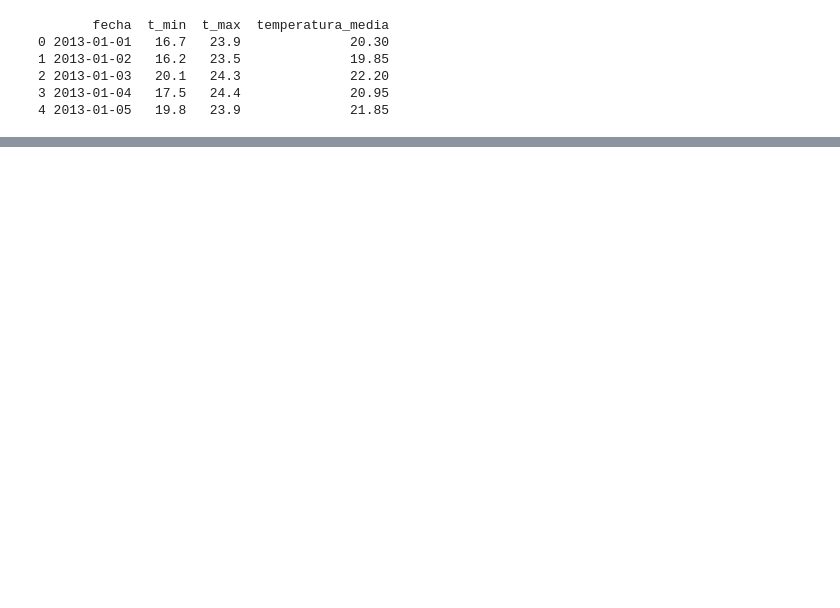
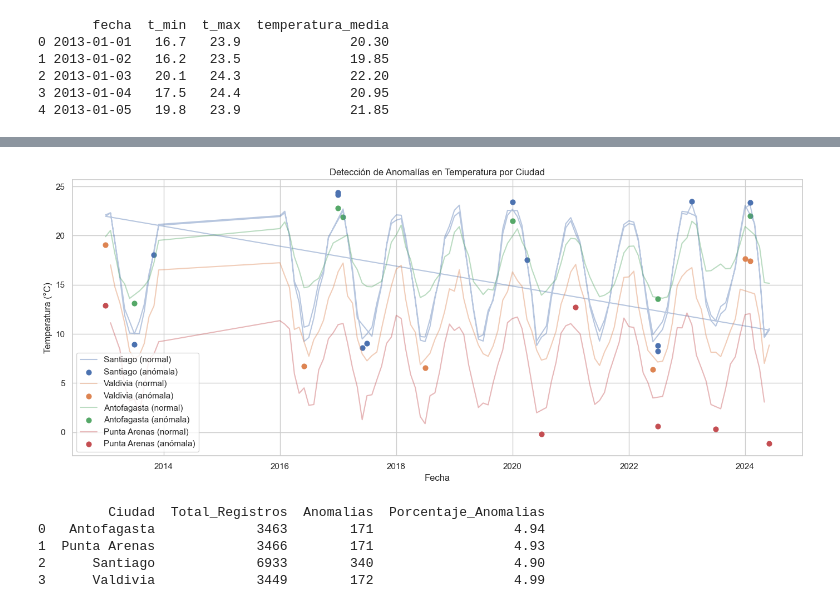
Before and after one commit to mariabda2/DataDrivenDecisionMaking, a Jupyter notebook: Tema 05 - Identificación de tendencias y patrones relevantes..ipynb, the cells around one changed output, grey strips where cells are left out. Cells and saved outputs as stored; diff of their text form; code cells hidden in the pictures; blank space fills up the shorter version.

```diff
--- a/Tema 05 - Identificación de tendencias y patrones relevantes..ipynb
+++ b/Tema 05 - Identificación de tendencias y patrones relevantes..ipynb
@@ -87,0 +158,47 @@ plt.show()
+# %%
+#  Detección de anomalías con Isolation Forest
+anomalias = []
+for ciudad in ciudades:
+    df_c = df_grouped[df_grouped['nombre'].str.contains(ciudad, case=False)].copy()
+    modelo = IsolationForest(contamination=0.05, random_state=42)
+    df_c['anomaly'] = modelo.fit_predict(df_c[['temperatura_media']])
+    df_c['Ciudad'] = ciudad
+    anomalias.append(df_c)
+
+df_anomalias = pd.concat(anomalias)
+
+# Visualizar anomalías
+plt.figure(figsize=(14, 6))
+for ciudad in ciudades:
+    df_c = df_anomalias[df_anomalias['Ciudad'] == ciudad]
+    normales = df_c[df_c['anomaly'] == 1]
+    outliers = df_c[df_c['anomaly'] == -1]
+    plt.plot(normales['Fecha'], normales['temperatura_media'], label=f"{ciudad} (normal)", alpha=0.4)
+    plt.scatter(outliers['Fecha'], outliers['temperatura_media'], label=f"{ciudad} (anómala)", s=40)
+
+plt.title("Detección de Anomalías en Temperatura por Ciudad")
+plt.xlabel("Fecha")
+plt.ylabel("Temperatura (°C)")
+plt.legend()
+plt.tight_layout()
+plt.show()
+# %% [output]
+[figure, added]
+# %%
+# Generar resumen por ciudad
+resumen = df_anomalias.groupby('Ciudad').agg(
+    Total_Registros=('anomaly', 'count'),
+    Anomalias=('anomaly', lambda x: (x == -1).sum())
+).reset_index()
+
+# Calcular porcentaje
+resumen['Porcentaje_Anomalias'] = (resumen['Anomalias'] / resumen['Total_Registros'] * 100).round(2)
+
+# Mostrar tabla final
+print(resumen)
+# %% [output]
+         Ciudad  Total_Registros  Anomalias  Porcentaje_Anomalias
+0   Antofagasta             3463        171                  4.94
+1  Punta Arenas             3466        171                  4.93
+2      Santiago             6933        340                  4.90
+3      Valdivia             3449        172                  4.99
```
Also changed, not shown: parts of 18 cells of this notebook, 1 other file.
